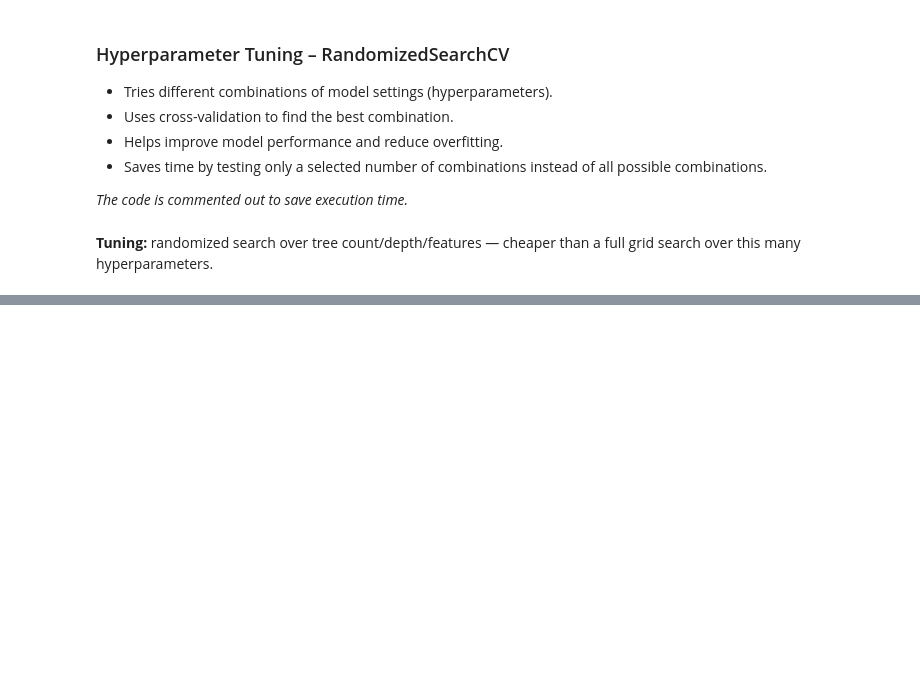
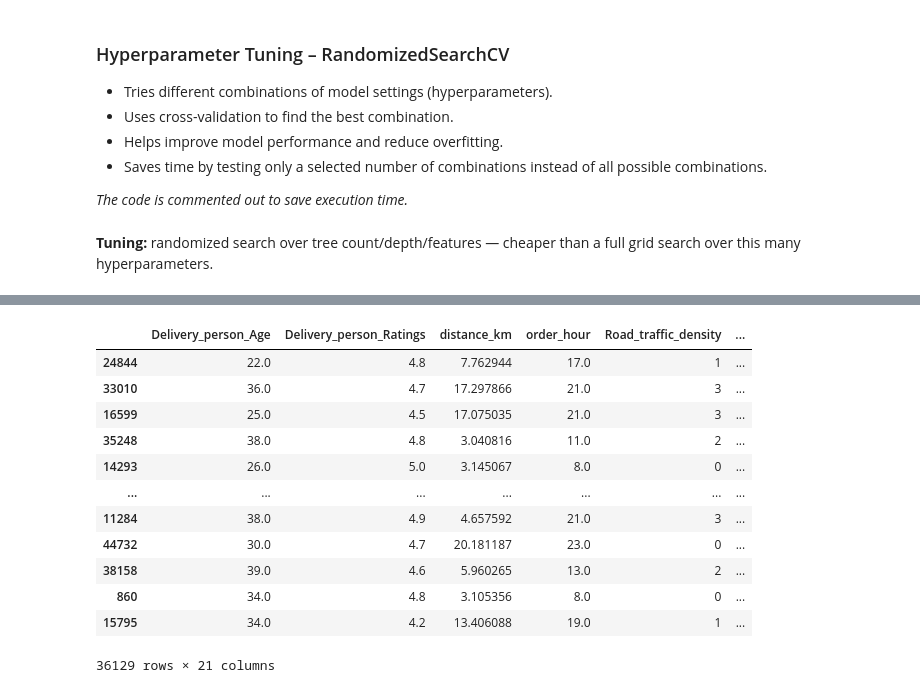
Before and after one commit to anurag-dev89/DeliverEase, a Jupyter notebook: notebooks/DeliverEase.ipynb, the cells around one changed output, grey strips where cells are left out. Drawn from its saved outputs; the diff is of its cells as text; code cells hidden in the pictures; blank space fills up the shorter version.

Commit message:
Complete DeliverEase food delivery time prediction project

```diff
--- a/notebooks/DeliverEase.ipynb
+++ b/notebooks/DeliverEase.ipynb
@@ -1503,0 +1715,16 @@ Random Forest Train RMSE: 1.5059,   Random Forest Train R^2: 0.9741
+# %%
+X_train
+# %% [output]
+|  | Delivery_person_Age | Delivery_person_Ratings | distance_km | order_hour | Road_traffic_density | ... |
+| 24844 | 22.0 | 4.8 | 7.762944 | 17.0 | 1 | ... |
+| 33010 | 36.0 | 4.7 | 17.297866 | 21.0 | 3 | ... |
+| 16599 | 25.0 | 4.5 | 17.075035 | 21.0 | 3 | ... |
+| 35248 | 38.0 | 4.8 | 3.040816 | 11.0 | 2 | ... |
+| 14293 | 26.0 | 5.0 | 3.145067 | 8.0 | 0 | ... |
+| ... | ... | ... | ... | ... | ... | ... |
+| 11284 | 38.0 | 4.9 | 4.657592 | 21.0 | 3 | ... |
+| 44732 | 30.0 | 4.7 | 20.181187 | 23.0 | 0 | ... |
+| 38158 | 39.0 | 4.6 | 5.960265 | 13.0 | 2 | ... |
+| 860 | 34.0 | 4.8 | 3.105356 | 8.0 | 0 | ... |
+| 15795 | 34.0 | 4.2 | 13.406088 | 19.0 | 1 | ... |
+36129 rows × 21 columns
```
Also changed, not shown: parts of 40 cells of this notebook.
